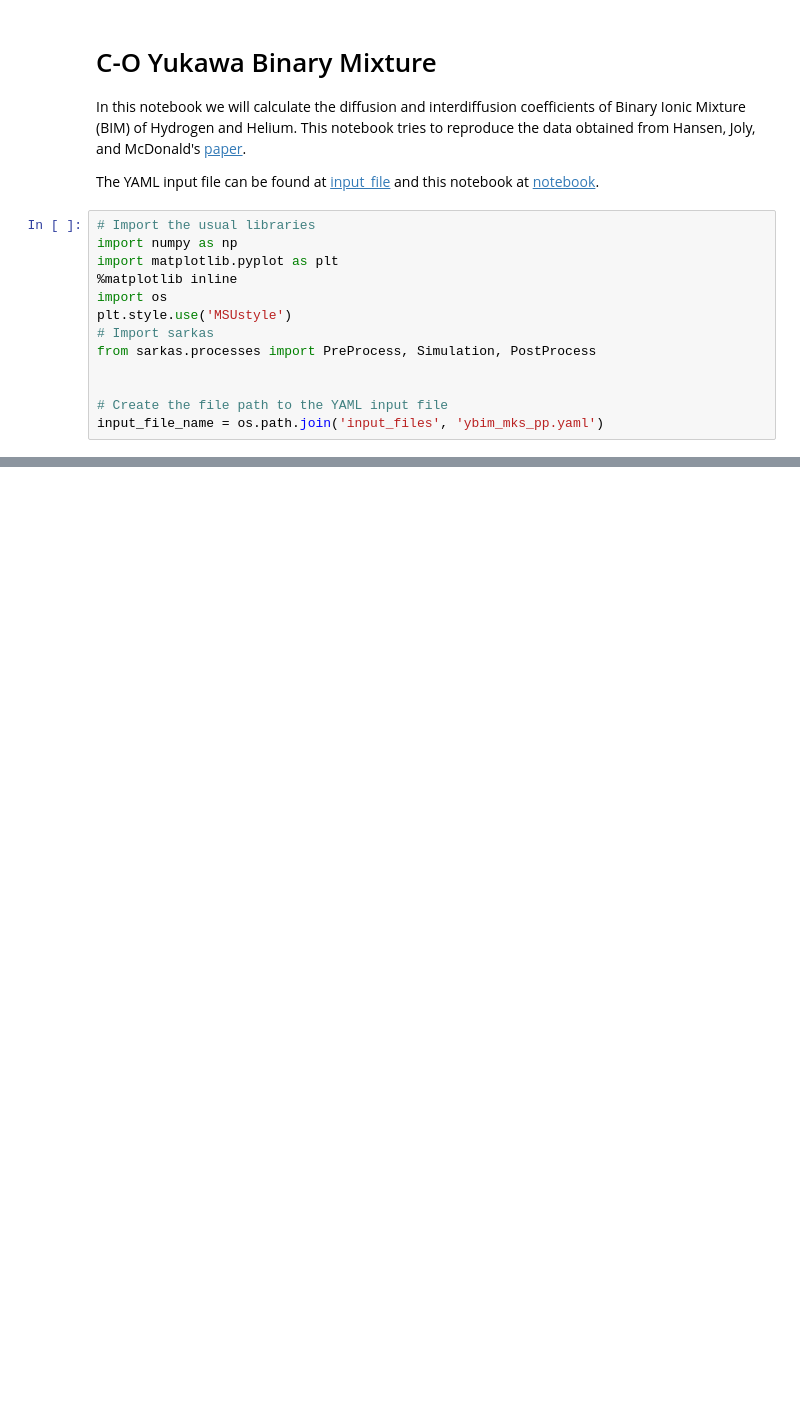
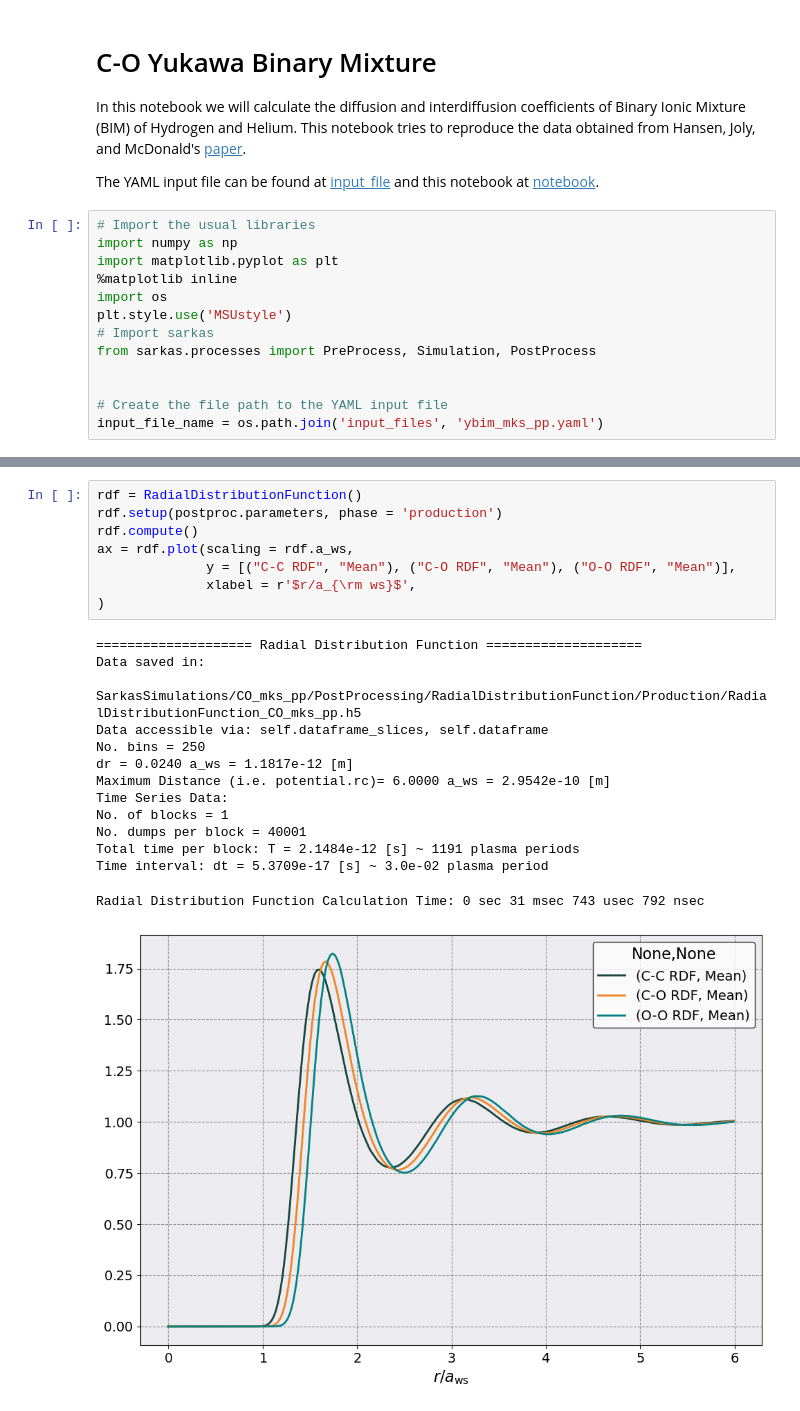
Before and after one commit to lucianogsilvestri/sarkas, a Jupyter notebook: docs/examples/BYM/BYM_VelocityMoments.ipynb, the cells around one changed output, grey strips where cells are left out. Cells and saved outputs as stored; diff of their text form; blank space fills up the shorter version.

```diff
--- a/docs/examples/BYM/BYM_VelocityMoments.ipynb
+++ b/docs/examples/BYM/BYM_VelocityMoments.ipynb
@@ -103,0 +51,23 @@ Total occupied space: 0 GB 410 MB 259 KB 624 bytes
+# %%
+rdf = RadialDistributionFunction()
+rdf.setup(postproc.parameters, phase = 'production')
+rdf.compute()
+ax = rdf.plot(scaling = rdf.a_ws,
+              y = [("C-C RDF", "Mean"), ("C-O RDF", "Mean"), ("O-O RDF", "Mean")],
+              xlabel = r'$r/a_{\rm ws}$',
+)
+# %% [output]
+==================== Radial Distribution Function ====================
+Data saved in:
+ SarkasSimulations/CO_mks_pp/PostProcessing/RadialDistributionFunction/Production/RadialDistributionFunction_CO_mks_pp.h5
+Data accessible via: self.dataframe_slices, self.dataframe
+No. bins = 250
+dr = 0.0240 a_ws = 1.1817e-12 [m]
+Maximum Distance (i.e. potential.rc)= 6.0000 a_ws = 2.9542e-10 [m]
+Time Series Data:
+No. of blocks = 1
+No. dumps per block = 40001
+Total time per block: T = 2.1484e-12 [s] ~ 1191 plasma periods
+Time interval: dt = 5.3709e-17 [s] ~ 3.0e-02 plasma period
+Radial Distribution Function Calculation Time: 0 sec 31 msec 743 usec 792 nsec
+[figure, added]
```
Also changed, not shown: parts of 8 cells of this notebook, 5 other files.
